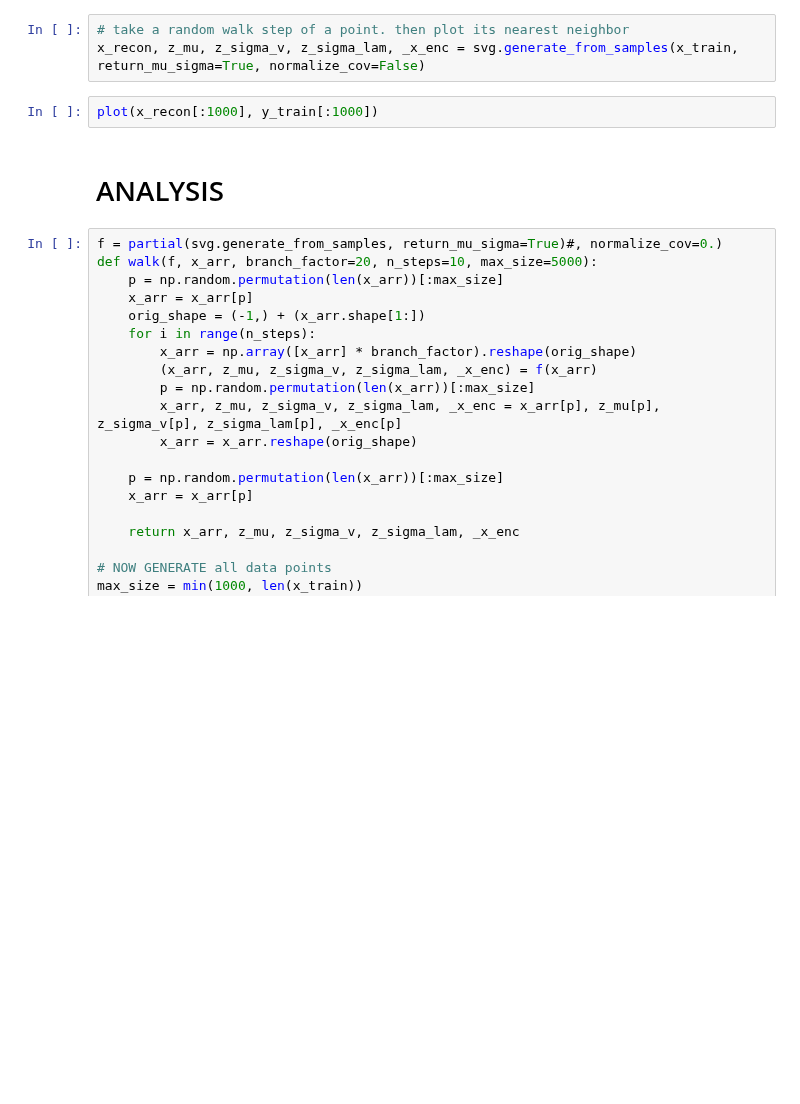
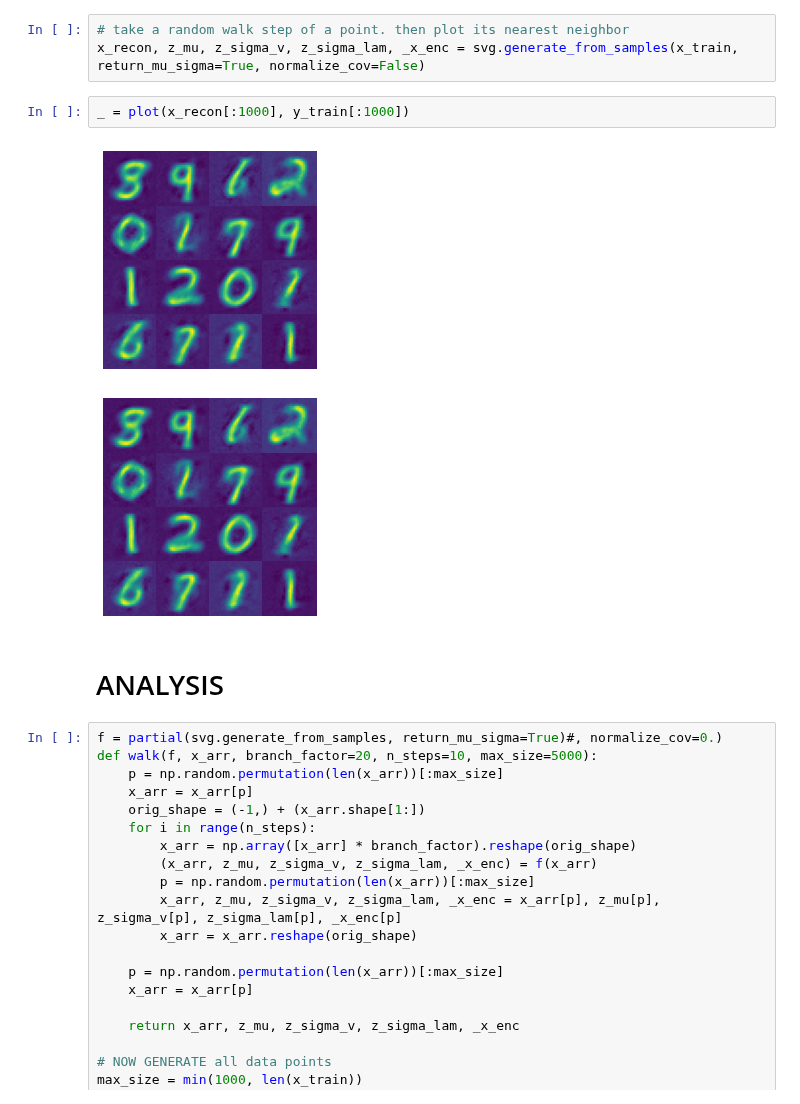
Before and after one commit to lihenryhfl/SpectralVAEGAN, a Jupyter notebook: vdae_examples.ipynb, the cells around one changed output. Cells and saved outputs as stored; diff of their text form; blank space fills up the shorter version.

```diff
--- a/vdae_examples.ipynb
+++ b/vdae_examples.ipynb
@@ -129,7 +221,10 @@ svg.train(x_train, epochs=10000, batch_size=svg_bsize, full_batch=True)
 # take a random walk step of a point. then plot its nearest neighbor
 x_recon, z_mu, z_sigma_v, z_sigma_lam, _x_enc = svg.generate_from_samples(x_train, return_mu_sigma=True, normalize_cov=False)
 # %%
-plot(x_recon[:1000], y_train[:1000])
+_ = plot(x_recon[:1000], y_train[:1000])
+# %% [output]
+[figure, added]
+[figure, added]
 # %% [markdown]
 # ANALYSIS
 # %%
```
Also changed, not shown: parts of 10 cells of this notebook.
